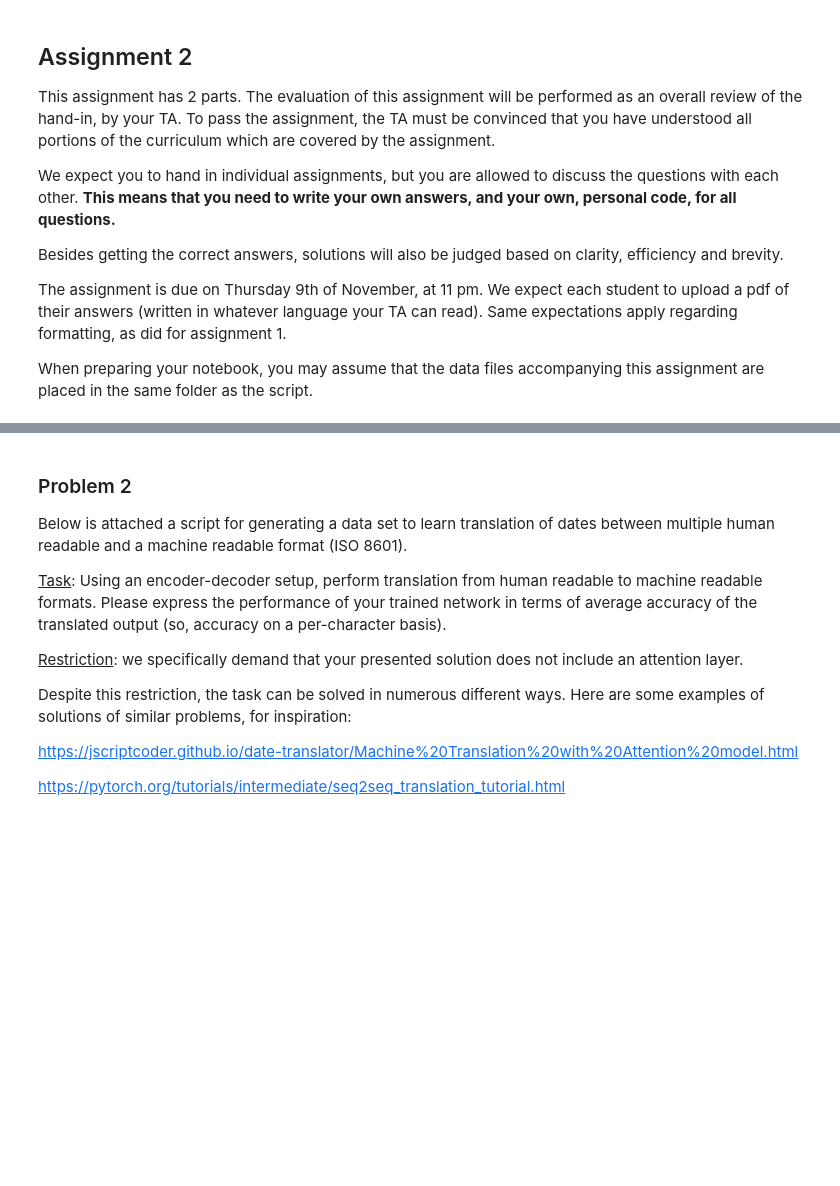
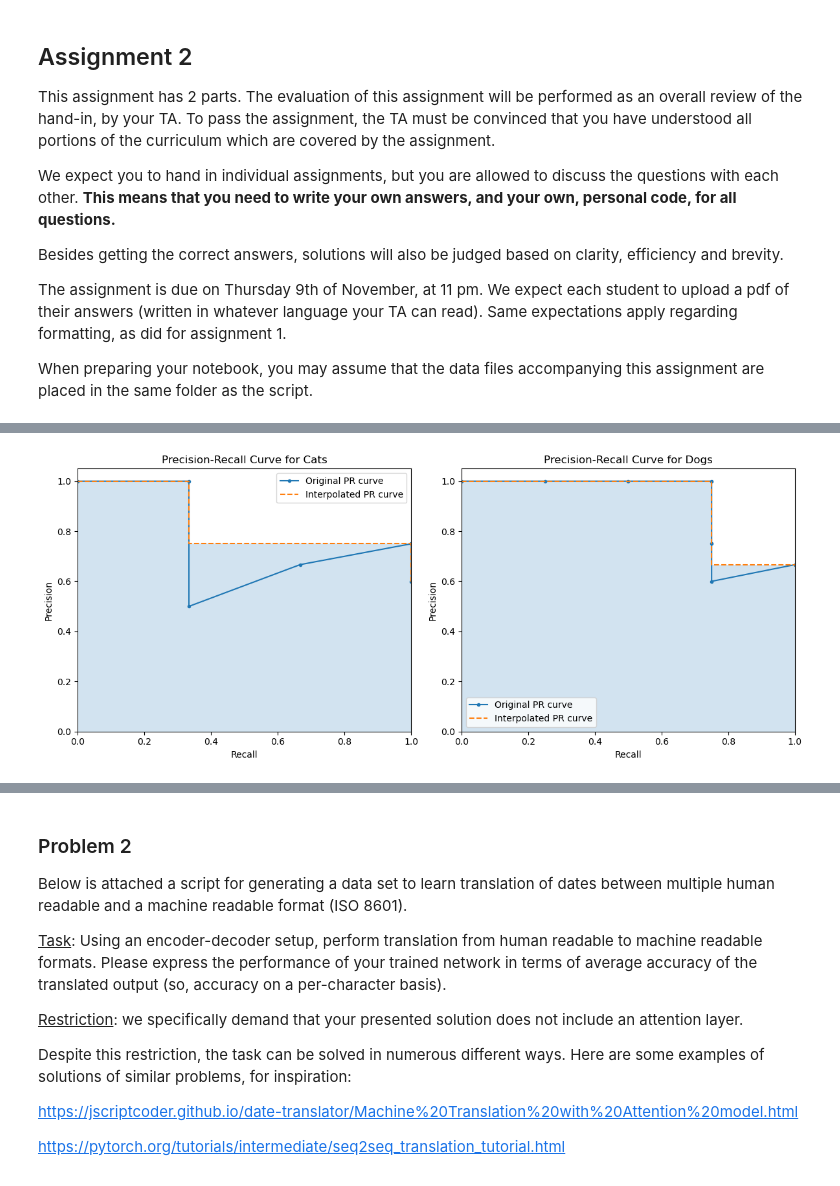
Before and after one commit to BjarkiKassOlsen/Deep_Learning_Hand_Ins, a Jupyter notebook: Hand_In_2/Assignment.ipynb, the cells around one changed output, grey strips where cells are left out. Saved outputs shown, nothing was run; the diff lists cells and outputs as text; code cells hidden in the pictures; blank space fills up the shorter version.

```diff
--- a/Hand_In_2/Assignment.ipynb
+++ b/Hand_In_2/Assignment.ipynb
@@ -65,0 +279,90 @@ What are the strengths of a variational autoencoder (VAE) compared to an autoenc
+# %%
+import pandas as pd
+import matplotlib.pyplot as plt
+from sklearn.metrics import auc as sklearn_auc
+
+# Correct the complete code for handling everything
+def calculate_precision_recall(detections, scores, total_true):
+    data = pd.DataFrame({'TP/FP': detections, 'Confidence': scores})
+    data = data.sort_values('Confidence', ascending=False).reset_index(drop=True)
+    tp = fp = 0
+    precision = []
+    recall = []
+    for index, row in data.iterrows():
+        if row['TP/FP'] == 'TP':
+            tp += 1
+        else:
+            fp += 1
+        precision.append(tp / (tp + fp))
+        recall.append(tp / total_true)
+    precision.insert(0, 1.0)  # Precision starts at 1.0 with recall at 0
+    recall.insert(0, 0.0)     # Recall starts at 0
+    return data, precision, recall
+
+def interpolate_precision_recall(precision):
+    # Interpolate precision by taking the maximum precision to the right for each recall level
+    for i in range(len(precision)-2, -1, -1):
+        precision[i] = max(precision[i], precision[i+1])
+    return precision
+
+def plot_precision_recall_curve(recall, precision, interpolated_precision, title):
+    plt.plot(recall, precision, label='Original PR curve', linestyle='-', marker='.')
+    plt.plot(recall, interpolated_precision, label='Interpolated PR curve', linestyle='--')
+    plt.fill_between(recall, 0, interpolated_precision, alpha=0.2)
+    plt.title(title)
+    plt.xlabel('Recall')
+    plt.ylabel('Precision')
+    plt.xlim([0.0, 1.0])
+    plt.ylim([0.0, 1.05])
+    plt.legend()
+
+def compute_map(cat_detections, cat_scores, cat_total, dog_detections, dog_scores, dog_total):
+    # Calculate precision and recall for cats and dogs
+    cat_data, cat_precision, cat_recall = calculate_precision_recall(cat_detections, cat_scores, cat_total)
+    dog_data, dog_precision, dog_recall = calculate_precision_recall(dog_detections, dog_scores, dog_total)
+
+    # Interpolate precision for recall
+    cat_interpolated_precision = interpolate_precision_recall(cat_precision.copy())
+    dog_interpolated_precision = interpolate_precision_recall(dog_precision.copy())
+
+    # Calculate AUC for interpolated precision-recall
+    cat_auc = sklearn_auc(cat_recall, cat_interpolated_precision)
+    dog_auc = sklearn_auc(dog_recall, dog_interpolated_precision)
+
+    # Plotting
+    plt.figure(figsize=(12, 5))
+
+    plt.subplot(1, 2, 1)
+    plot_precision_recall_curve(cat_recall, cat_precision, cat_interpolated_precision,
+                                'Precision-Recall Curve for Cats')
+
+    plt.subplot(1, 2, 2)
+    plot_precision_recall_curve(dog_recall, dog_precision, dog_interpolated_precision,
+                                'Precision-Recall Curve for Dogs')
+
+    plt.tight_layout()
+    plt.show()
+
+    # Calculate mAP
+    mAP = (cat_auc + dog_auc) / 2
+    return mAP, cat_auc, dog_auc
+
+# Input data
+cat_detections = ['TP', 'FP', 'TP', 'FP', 'TP']
+cat_scores = [0.7, 0.3, 0.5, 0.6, 0.55]
+cat_total = 3
+
+dog_detections = ['FP', 'TP', 'TP', 'FP', 'TP', 'TP']
+dog_scores = [0.4, 0.35, 0.95, 0.5, 0.6, 0.7]
+dog_total = 4
+
+# Compute mAP
+mAP, cat_auc, dog_auc = compute_map(cat_detections, cat_scores, cat_total, dog_detections,
+                                    dog_scores, dog_total)
+
+# Output results
+print(f"Average Precision (AP) for Cats: {cat_auc:.3f}")
+print(f"Average Precision (AP) for Dogs: {dog_auc:.3f}")
+print(f"Mean Average Precision (mAP): {mAP:.3f}")
+# %% [output]
+[figure, added]
```
Also changed, not shown: parts of 29 cells of this notebook, 7 other files.
